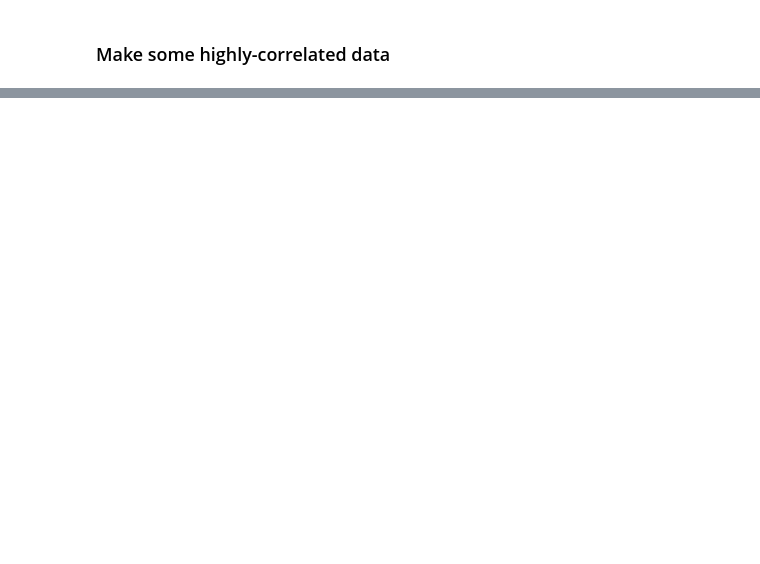
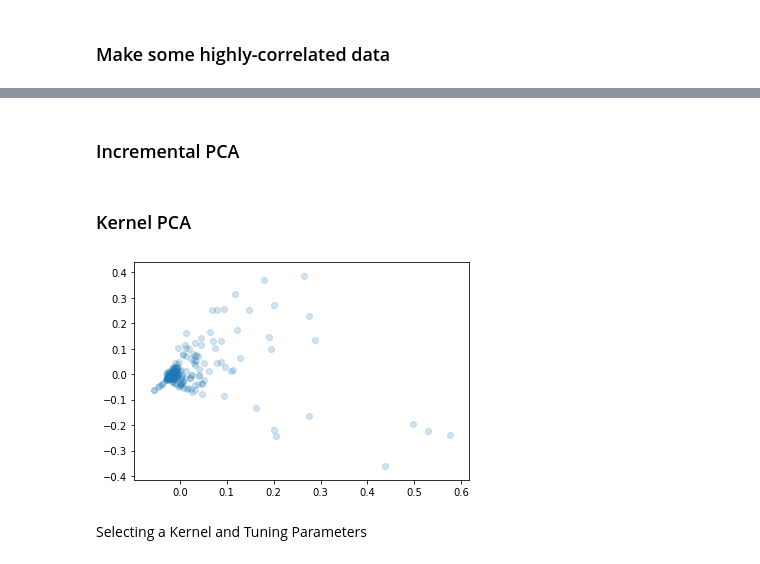
Before and after one commit to damiansp/neuralNet, a Jupyter notebook: python/handsOn/08_dimensionality_reduction/dim_reduction.ipynb, the cells around one changed output, grey strips where cells are left out. Cells and saved outputs as stored; diff of their text form; code cells hidden in the pictures; blank space fills up the shorter version.

```diff
--- a/python/handsOn/08_dimensionality_reduction/dim_reduction.ipynb
+++ b/python/handsOn/08_dimensionality_reduction/dim_reduction.ipynb
@@ -76,3 +79,5 @@ pd.DataFrame(X_recovered).head()
 # us. faster if m or n > ~500
 rnd_pca = PCA(n_components=25, svd_solver='randomized')
 X_red = rnd_pca.fit_transform(X)
+# %% [markdown]
+### Incremental PCA
@@ -78,0 +99,12 @@ X_red = rnd_pca.fit_transform(X)
+# %% [markdown]
+### Kernel PCA
+# %%
+rbf_pca = KernelPCA(n_components=2, kernel='rbf', gamma=0.04)
+X_reduced = rbf_pca.fit_transform(X)
+# %%
+plt.scatter([x[0] for x in X_reduced], [x[1] for x in X_reduced],
+            alpha=0.2);
+# %% [output]
+[figure, added]
+# %% [markdown]
+Selecting a Kernel and Tuning Parameters
```
Also changed, not shown: parts of 10 cells of this notebook.
